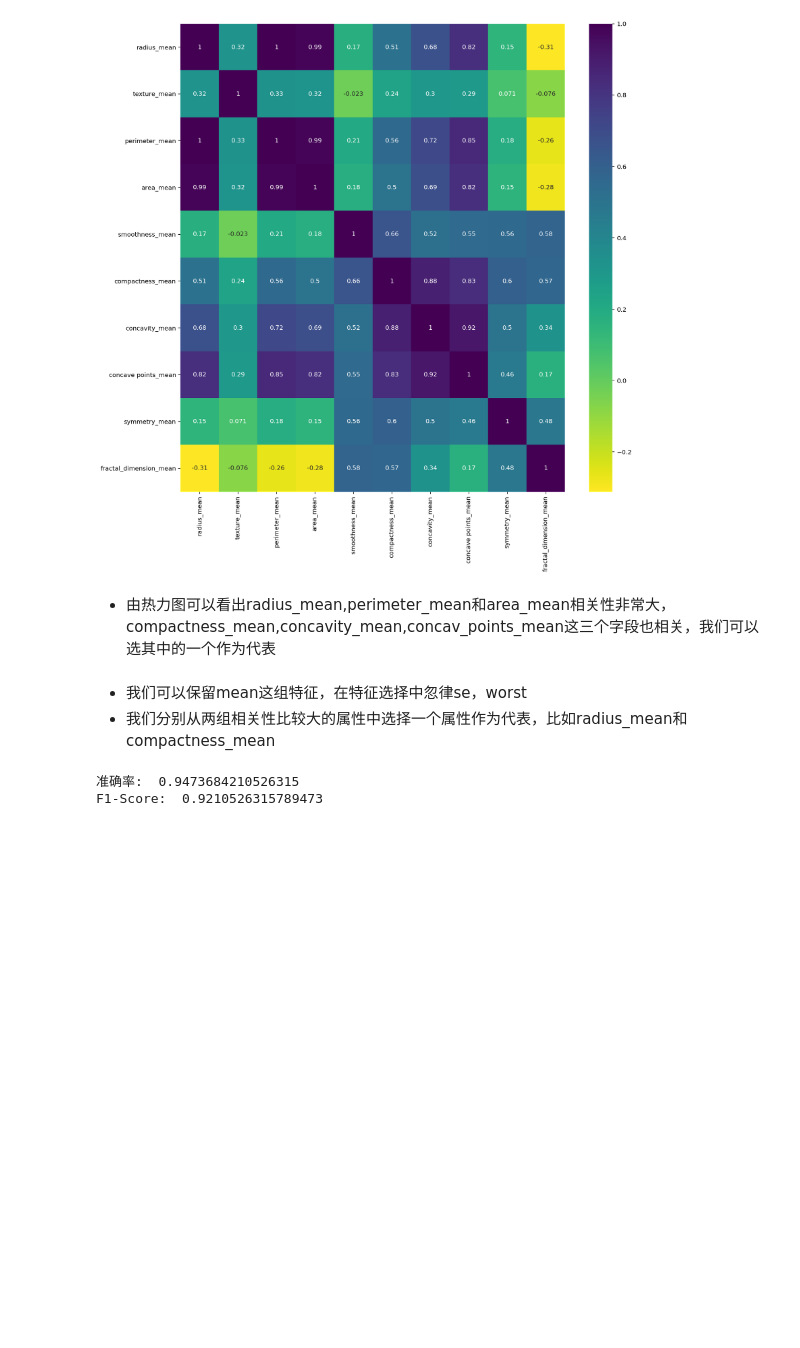
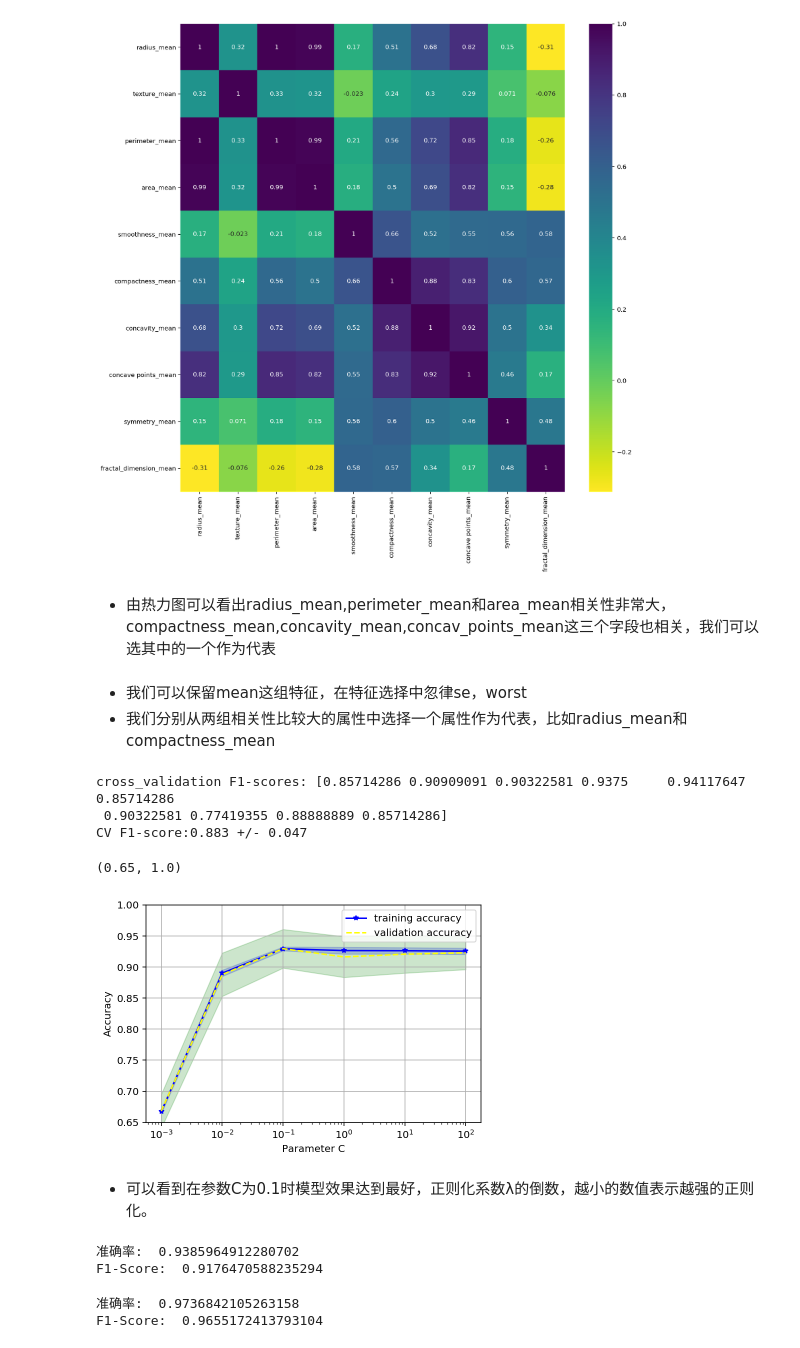
Before and after one commit to herzogz/breast_cancer, a Jupyter notebook: SVM-乳腺癌诊断数据集.ipynb, the cells around one changed output. Saved outputs shown, nothing was run; the diff lists cells and outputs as text; code cells hidden in the pictures; blank space fills up the shorter version.

```diff
--- a/SVM-乳腺癌诊断数据集.ipynb
+++ b/SVM-乳腺癌诊断数据集.ipynb
@@ -144,21 +147,73 @@ features_remain = ['radius_mean', 'texture_mean', 'smoothness_mean',
                    'compactness_mean', 'symmetry_mean', 'fractal_dimension_mean']
 # %%
 # 抽取20%的数据作为测试集，其余作为训练集
-# in this our main data is splitted into train and test
 train, test = train_test_split(df, test_size=0.2)
 # 抽取特征选择的数值作为训练和测试数据
-train_X = train[features_remain]
-train_y = train['diagnosis']
-test_X = test[features_remain]
-test_y = test['diagnosis']
+X_train = train[features_remain]
+y_train = train['diagnosis']
+X_test= test[features_remain]
+y_test = test['diagnosis']
+# %%
+# 使用LogisticRegression
+pipe_lr = Pipeline([('scl',StandardScaler()),('clf',LogisticRegression(random_state=1))])
+f1_scores=cross_val_score(estimator=pipe_lr,
+                      X=X_train,
+                      y=y_train,
+                      scoring="f1",
+                      cv=10,
+                      n_jobs=1)
+print("cross_validation F1-scores: %s" % f1_scores)
+print('CV F1-score:%.3f +/- %.3f'%(np.mean(f1_scores),np.std(f1_scores)))
+# %% [output]
+cross_validation F1-scores: [0.85714286 0.90909091 0.90322581 0.9375     0.94117647 0.85714286
+ 0.90322581 0.77419355 0.88888889 0.85714286]
+CV F1-score:0.883 +/- 0.047
+# %%
+
+param_range = [0.001,0.01,0.1,1.0,10.0,100.0]
+pipe_lr = Pipeline([('scl',StandardScaler()),('clf',LogisticRegression(penalty='l2',random_state=0))])
+train_scores,test_scores = validation_curve(
+estimator=pipe_lr,
+X=X_train,
+y=y_train,
+param_name='clf__C',
+param_range=param_range,
+cv=10)
+train_mean = np.mean(train_scores,axis=1)
+train_std = np.std(train_scores,axis=1)
+test_mean = np.mean(test_scores,axis=1)
+test_std = np.std(test_scores,axis=1)
+plt.plot(param_range,train_mean,color='blue',marker='*',markersize=5,label='training accuracy')
+plt.fill_between(param_range,train_mean+train_std,train_mean-train_std,color='blue',alpha=0.2)
+plt.plot(param_range,test_mean,color='yellow',linestyle='--',markersize=5,label='validation accuracy')
+plt.fill_between(param_range,test_mean+test_std,test_mean-test_std,color='green',alpha=0.2)
+plt.grid()
+plt.xscale('log') #设置X轴的缩放比例
+plt.legend(loc='best')
+plt.xlabel('Parameter C')
+plt.ylabel('Accuracy')
+plt.ylim(0.65,1.0)
+# %% [output]
+(0.65, 1.0)
+[figure, added]
+# %% [markdown]
+* 可以看到在参数C为0.1时模型效果达到最好，正则化系数λ的倒数，越小的数值表示越强的正则化。
+# %%
+pipe_lr = Pipeline([('scl',StandardScaler()),('clf',LogisticRegression(penalty='l2',C=0.1,random_state=0))])
+pipe_lr.fit(X_train,y_train)
+prediction = pipe_lr.predict(X_test)
+print('准确率: ', accuracy_score(prediction, y_test))
+print('F1-Score: ',f1_score(prediction,y_test))
+# %% [output]
+准确率:  0.9385964912280702
+F1-Score:  0.9176470588235294
 # %%
-# 采用Z-Score规范化数据，保证每个特征维度的数据均值为0，方差为1
 # 因为label标签数据存在样本不均横，所以采用正负样本惩罚权重，SVC中class_weigth参数自动调节样本权重
 pipe_svc = Pipeline([('scaler',StandardScaler()),('clf',SVC(class_weight='balanced'))])
-pipe_svc.fit(train_X,train_y)
-prediction = pipe_svc.predict(test_X)
-print('准确率: ', accuracy_score(prediction, test_y))
-print('F1-Score: ',f1_score(prediction,test_y))
+pipe_svc.fit(X_train,y_train)
+prediction = pipe_svc.predict(X_test)
+print('准确率: ', accuracy_score(prediction, y_test))
+print('F1-Score: ',f1_score(prediction,y_test))
 # %% [output]
-准确率:  0.9473684210526315
-F1-Score:  0.9210526315789473
+准确率:  0.9736842105263158
+F1-Score:  0.9655172413793104
```
Also changed, not shown: parts of 1 cell of this notebook.
